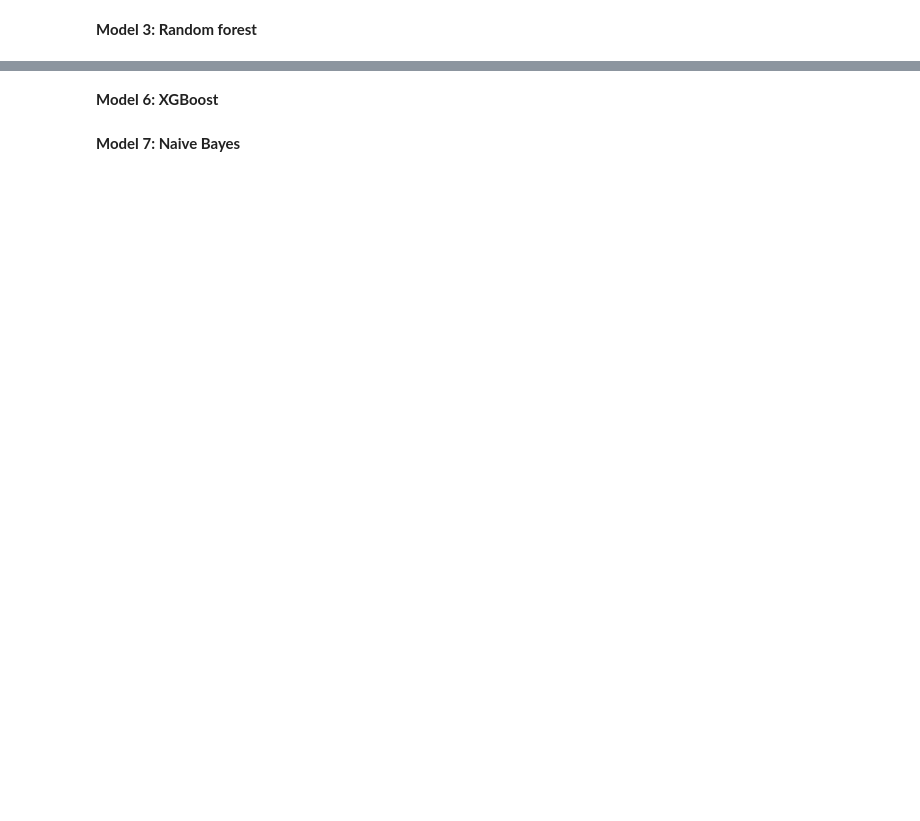
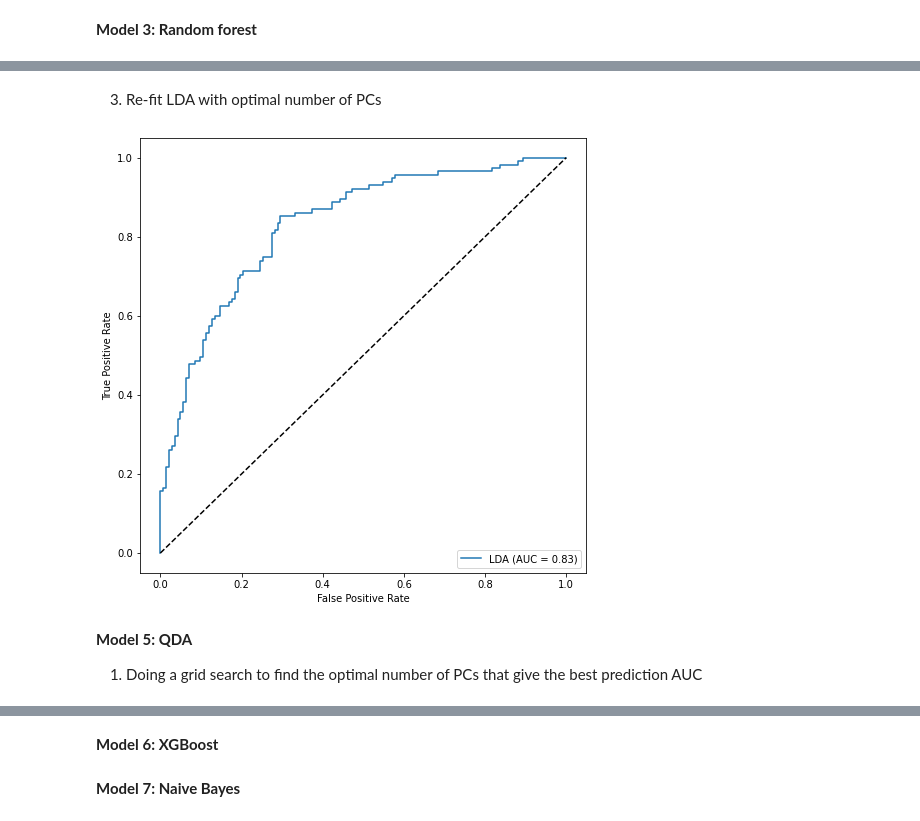
Before and after one commit to boyercb/bst263-final-project, a Jupyter notebook: BST_263_Final_Project.ipynb, the cells around one changed output, grey strips where cells are left out. Saved outputs shown, nothing was run; the diff lists cells and outputs as text; code cells hidden in the pictures; blank space fills up the shorter version.

```diff
--- a/BST_263_Final_Project.ipynb
+++ b/BST_263_Final_Project.ipynb
@@ -293,0 +333,23 @@ QDA.fit = QDA.fit(X_std, y_train)
+# %% [markdown]
+3. Re-fit LDA with optimal number of PCs
+# %%
+# model: LDA
+lda_pca = PCA(153, random_state=0).fit(X_std)
+X_std_lda = lda_pca.transform(X_std)
+X_test_std_lda = lda_pca.transform(X_test_std)
+
+LDA = LinearDiscriminantAnalysis()
+LDA = LDA.fit(X_std_lda, y_train)
+
+fig = plt.figure(figsize=(8,8))
+ax = fig.add_subplot(1, 1, 1)
+roc_output = metrics.plot_roc_curve(LDA, X_test_std_lda, y_test, ax=ax, name="LDA")
+
+ax.plot([0, 1], [0, 1], 'k--')
+plt.show()
+# %% [output]
+[figure, added]
+# %% [markdown]
+**Model 5: QDA**
+
+1. Doing a grid search to find the optimal number of PCs that give the best prediction AUC
```
Also changed, not shown: parts of 48 cells of this notebook.
